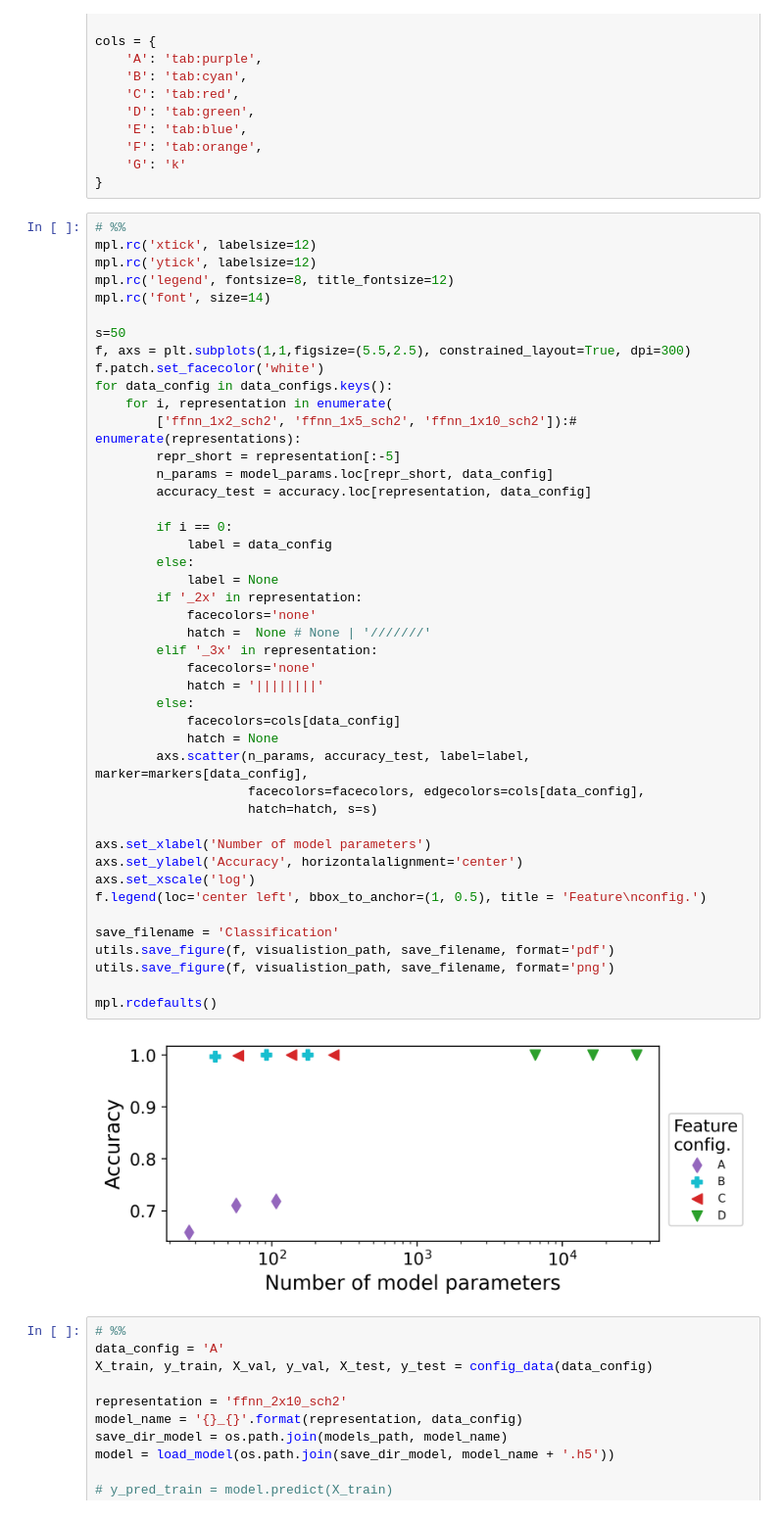
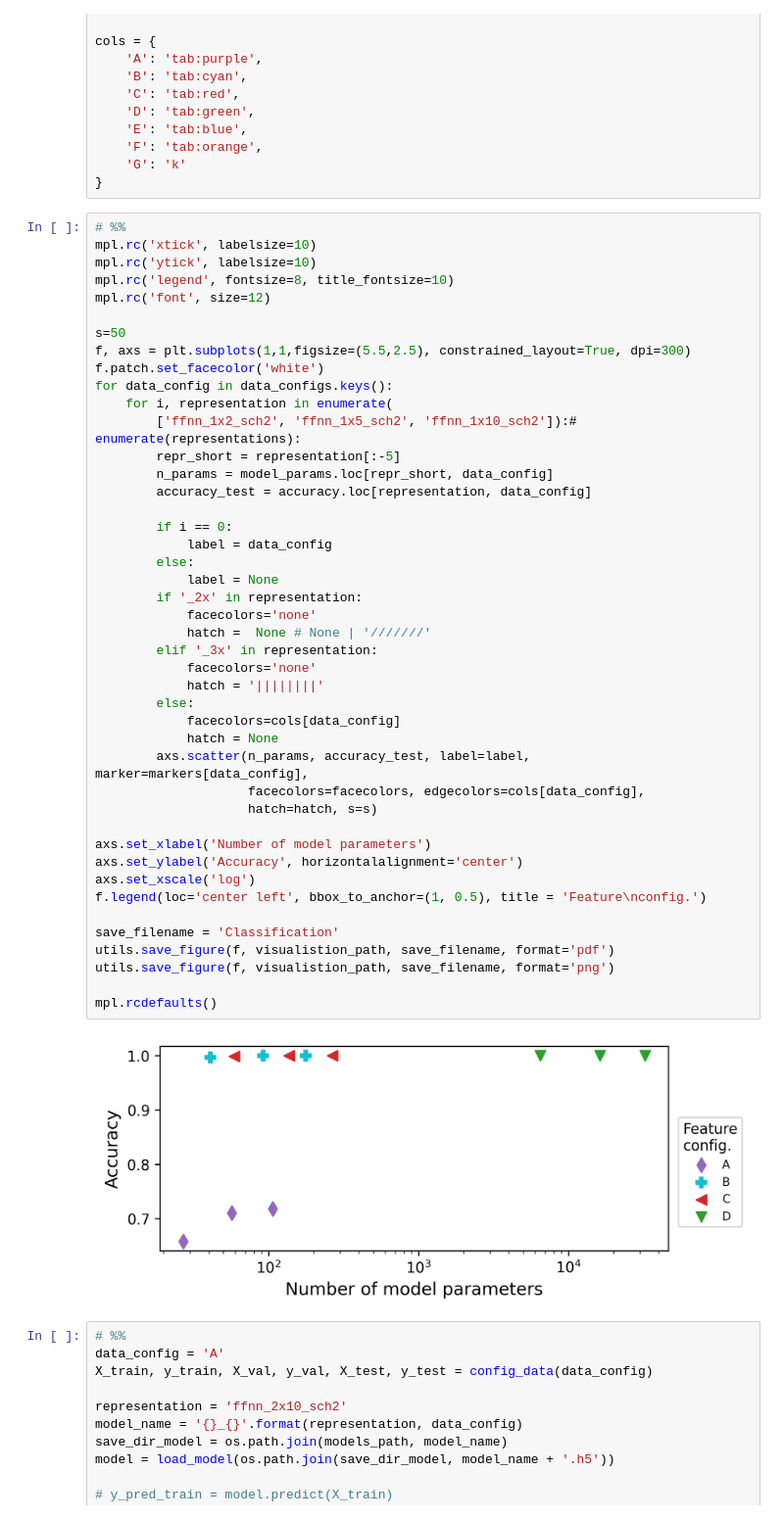
Before and after one commit to EliasGaliounas/SonicBatt, a Jupyter notebook: studies/multi-cell_ml/12_results_classification.ipynb, the cells around one changed output. Shown at 98% size. Drawn from its saved outputs; the diff is of its cells as text.

```diff
--- a/studies/multi-cell_ml/12_results_classification.ipynb
+++ b/studies/multi-cell_ml/12_results_classification.ipynb
@@ -148,10 +148,10 @@ cols = {
 }
 # %%
 # %%
-mpl.rc('xtick', labelsize=12)
-mpl.rc('ytick', labelsize=12)
-mpl.rc('legend', fontsize=8, title_fontsize=12)
-mpl.rc('font', size=14)
+mpl.rc('xtick', labelsize=10)
+mpl.rc('ytick', labelsize=10)
+mpl.rc('legend', fontsize=8, title_fontsize=10)
+mpl.rc('font', size=12)
 
 s=50
 f, axs = plt.subplots(1,1,figsize=(5.5,2.5), constrained_layout=True, dpi=300)
@@ -164,34 +164,34 @@ for data_config in data_configs.keys():
         accuracy_test = accuracy.loc[representation, data_config]
 
         if i == 0:
             label = data_config
         else:
             label = None
         if '_2x' in representation:
             facecolors='none'
             hatch =  None # None | '///////'
         elif '_3x' in representation:
             facecolors='none'
             hatch = '||||||||'
         else:
             facecolors=cols[data_config]
             hatch = None
         axs.scatter(n_params, accuracy_test, label=label, marker=markers[data_config],
                     facecolors=facecolors, edgecolors=cols[data_config],
                     hatch=hatch, s=s)
 
 axs.set_xlabel('Number of model parameters')
 axs.set_ylabel('Accuracy', horizontalalignment='center')
 axs.set_xscale('log')
 f.legend(loc='center left', bbox_to_anchor=(1, 0.5), title = 'Feature\nconfig.')
 
 save_filename = 'Classification'
 utils.save_figure(f, visualistion_path, save_filename, format='pdf')
 utils.save_figure(f, visualistion_path, save_filename, format='png')
 
 mpl.rcdefaults()
 # %% [output]
-[figure, old version]
+[figure, new version]
 # %%
 # %%
 data_config = 'A'
```
Also changed, not shown: parts of 1 cell of this notebook, 4 other files.
